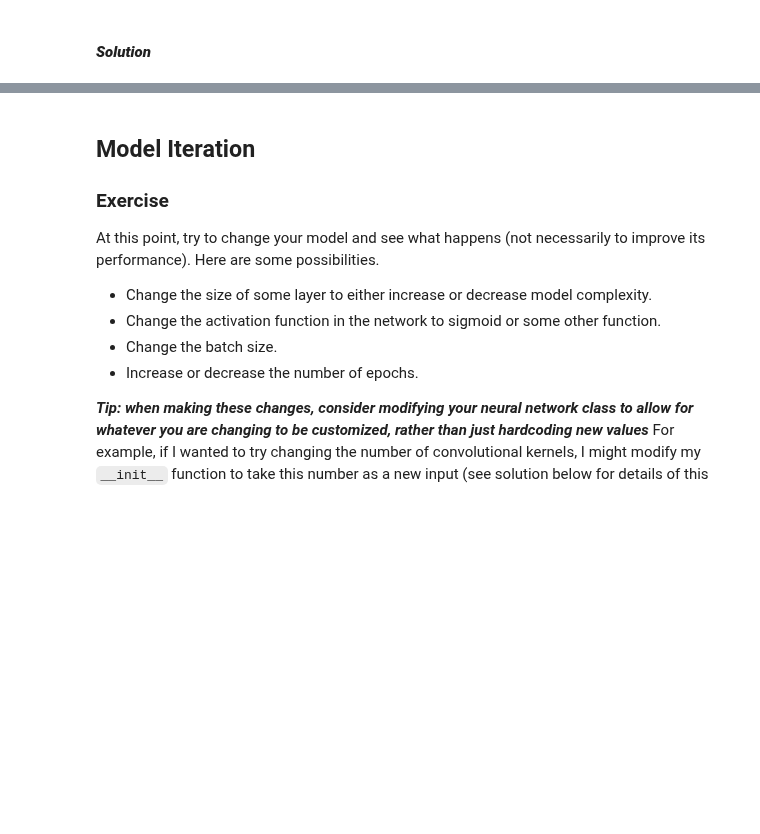
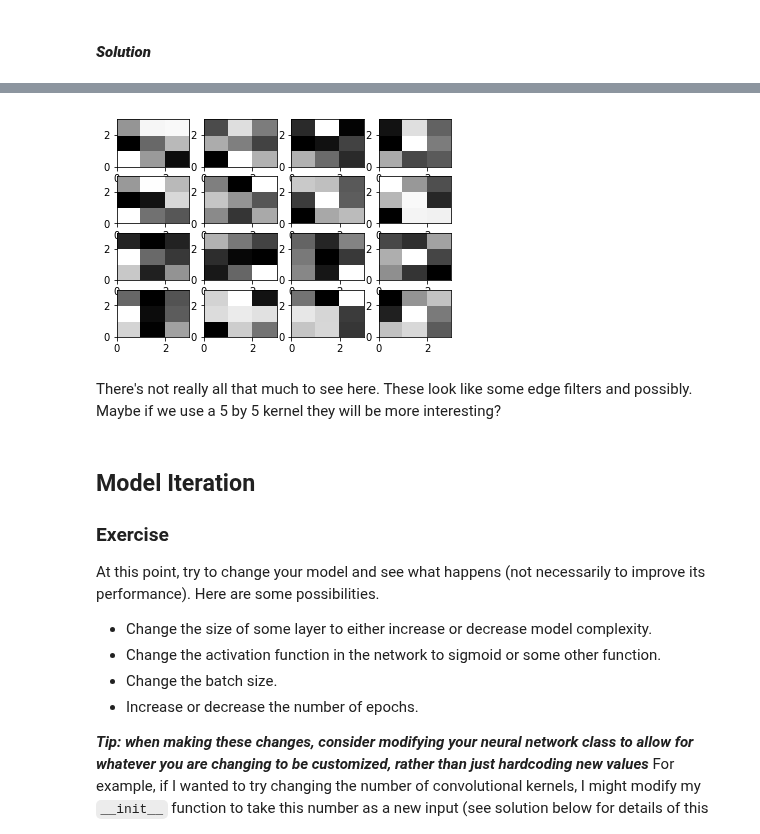
Before and after one commit to mlfa19/assignments, a Jupyter notebook: Module 1/08/Day_8_Convnet_Example.ipynb, the cells around one changed output, grey strips where cells are left out. Saved outputs shown, nothing was run; the diff lists cells and outputs as text; code cells hidden in the pictures; blank space fills up the shorter version.

```diff
--- a/Module 1/08/Day_8_Convnet_Example.ipynb
+++ b/Module 1/08/Day_8_Convnet_Example.ipynb
@@ -463,3 +463,15 @@ Next, we should try to better understand what is going on with the model.  The f
+# %%
+plt.subplots(4, 4)
+for i in range(net.conv1.weight.shape[0]):
+    plt.subplot(4, 4, i+1)
+    kernel = net.conv1.weight[i].cpu().detach().numpy()
+    im = kernel.mean(axis=0)
+    plt.pcolor(im, cmap='gray')
+plt.show()
+# %% [output]
+[figure, added]
+# %% [markdown]
+There's not really all that much to see here.  These look like some edge filters and possibly.  Maybe if we use a 5 by 5 kernel they will be more interesting?
 # %% [markdown]
 ## Model Iteration
 
```
Also changed, not shown: parts of 12 cells of this notebook.
